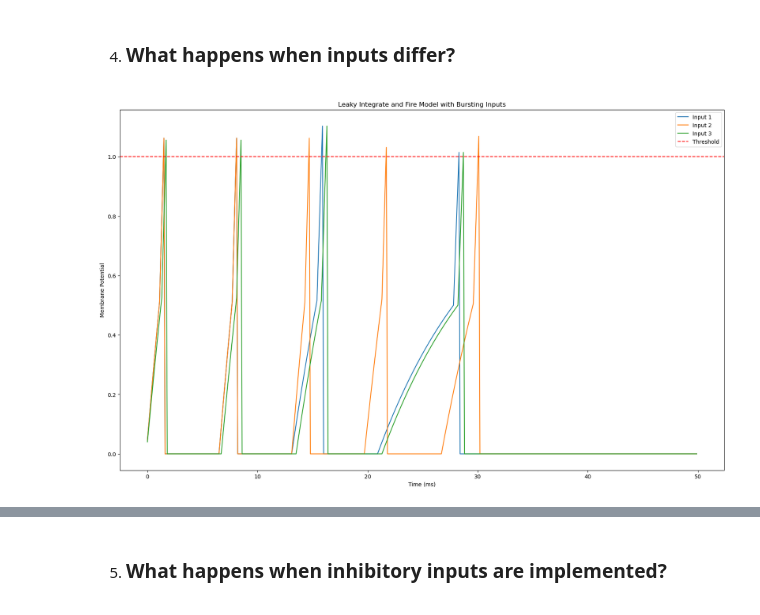
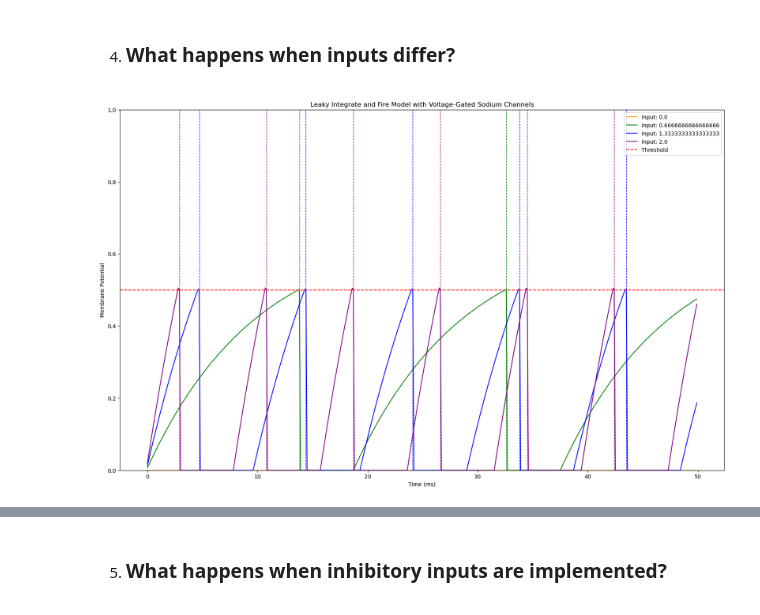
Before and after one commit to taybaugher/BMED4803Group2HW2, a Jupyter notebook: Unit1FinalProj (1).ipynb, the cells around one changed output, grey strips where cells are left out. Cells and saved outputs as stored; diff of their text form; code cells hidden in the pictures.

```diff
--- a/Unit1FinalProj (1).ipynb
+++ b/Unit1FinalProj (1).ipynb
@@ -178,16 +181,7 @@ plt.show()
 import numpy as np
 import matplotlib.pyplot as plt
 
-def burst_input_pattern(simulation_time, dt, burst_durations, burst_amplitudes):
-    time_points = np.arange(0, simulation_time, dt)
-    input_values = np.zeros_like(time_points)
-    for duration, amplitude in zip(burst_durations, burst_amplitudes):
-        for i, t in enumerate(time_points):
-            if t < duration:
-                input_values[i] += amplitude
-    return time_points, input_values
-
-def leaky_integrate_and_fire(current_input, membrane_time_constant, threshold, reset_voltage, simulation_time, dt, sodium_channel_threshold, refractory_period):
+def leaky_integrate_and_fire(current_input, membrane_time_constant, threshold_voltage, reset_voltage, simulation_time, dt, sodium_channel_threshold, refractory_period):
     time_points = np.arange(0, simulation_time, dt)
     membrane_potential = np.zeros_like(time_points)
     spike_times = []
@@ -196,63 +190,56 @@ def leaky_integrate_and_fire(current_input, membrane_time_constant, threshold, r
     for i, t in enumerate(time_points):
         if t - last_spike_time < refractory_period:
             membrane_potential[i] = reset_voltage
-        elif membrane_potential[i-1] >= threshold:
-            membrane_potential[i] = reset_voltage
+        elif membrane_potential[i-1] >= threshold_voltage:
+            membrane_potential[i] = threshold_voltage
             spike_times.append(t)
             last_spike_time = t
         else:
             # Calculate sodium current contribution
             sodium_current = 0.0
             if membrane_potential[i-1] >= sodium_channel_threshold:
                 sodium_current = 10.0  # Arbitrary value representing sodium current
 
-            # Update membrane potential with sodium current and input
-            membrane_potential[i] = membrane_potential[i-1] + (dt / membrane_time_constant) * (current_input[i] - membrane_potential[i-1] + sodium_current)
+            # Update membrane potential with sodium current
+            membrane_potential[i] = membrane_potential[i-1] + (dt / membrane_time_constant) * (current_input - membrane_potential[i-1] + sodium_current)
+
+            # Clip membrane potential to a maximum value of 1 volt
+            membrane_potential[i] = min(membrane_potential[i], 1.0)
 
     return time_points, membrane_potential, spike_times
 
 # Define parameters
-personal_input = 5
+current_input_values = np.linspace(0, 2, 4)  # Different current inputs
 membrane_time_constant = 10.0  # Time constant of the membrane
-threshold_voltage = 1  # Membrane potential threshold for firing
+threshold_voltage = 0.5  # Membrane potential threshold for firing
 reset_voltage = 0.0  # Membrane potential reset value after firing
 simulation_time = 50  # Simulation time in milliseconds
 dt = 0.1  # Time step in milliseconds
 sodium_channel_threshold = 0.5  # Threshold for opening sodium channels
 refractory_period = 5  # Duration of the refractory period in milliseconds
 
+
 plt.figure(figsize=(20, 12))
 
-# Define bursting patterns for each input
-burst_durations_1 = [10, 20, 30]  # Burst durations for input 1
-burst_amplitudes_1 = [2, 1.5, 1]  # Burst amplitudes for input 1
-burst_durations_2 = [15, 25, 35]  # Burst durations for input 2
-burst_amplitudes_2 = [1, 1.5, 2]  # Burst amplitudes for input 2
-burst_durations_3 = [12, 18, 33]  # Burst durations for input 3
-burst_amplitudes_3 = [1.5, 1.5, 1]  # Burst amplitudes for input 3
+# Define colors
+colors = ['orange', 'green', 'blue', 'purple']
 
-# Create bursting input patterns for each input
-time_points_1, input_values_1 = burst_input_pattern(simulation_time, dt, burst_durations_1, burst_amplitudes_1)
-time_points_2, input_values_2 = burst_input_pattern(simulation_time, dt, burst_durations_2, burst_amplitudes_2)
-time_points_3, input_values_3 = burst_input_pattern(simulation_time, dt, burst_durations_3, burst_amplitudes_3)
+# Plot membrane potentials for each current input
+for i, current_input in enumerate(current_input_values):
+    time_points, membrane_potential, spike_times = leaky_integrate_and_fire(current_input, membrane_time_constant, threshold_voltage, reset_voltage, simulation_time, dt, sodium_channel_threshold, refractory_period)
+    plt.plot(time_points, membrane_potential, label=f'Input: {current_input}', color=colors[i])
 
+    # Plot action potentials as vertical lines with the same color as current input lines
+    for spike_time in spike_times:
+        plt.axvline(x=spike_time, color=colors[i], linestyle='--', linewidth=1)
 
-# Run simulation with bursting input patterns for each input
-time_points_1, membrane_potential_1, spike_times_1 = leaky_integrate_and_fire(input_values_1, membrane_time_constant, threshold_voltage, reset_voltage, simulation_time, dt, sodium_channel_threshold, refractory_period)
-time_points_2, membrane_potential_2, spike_times_2 = leaky_integrate_and_fire(input_values_2, membrane_time_constant, threshold_voltage, reset_voltage, simulation_time, dt, sodium_channel_threshold, refractory_period)
-time_points_3, membrane_potential_3, spike_times_3 = leaky_integrate_and_fire(input_values_3, membrane_time_constant, threshold_voltage, reset_voltage, simulation_time, dt, sodium_channel_threshold, refractory_period)
-
-# Plot membrane potential for each input
-plt.plot(time_points_1, membrane_potential_1, label='Input 1')
-plt.plot(time_points_2, membrane_potential_2, label='Input 2')
-plt.plot(time_points_3, membrane_potential_3, label='Input 3')
-
-plt.title('Leaky Integrate and Fire Model with Bursting Inputs')
+plt.title('Leaky Integrate and Fire Model with Voltage-Gated Sodium Channels')
 plt.xlabel('Time (ms)')
 plt.ylabel('Membrane Potential')
 plt.axhline(y=threshold_voltage, color='r', linestyle='--', label='Threshold')
+plt.ylim([0, 1])  # Limit y-axis to 1 volt
 plt.legend()
 plt.show()
 # %% [output]
-[figure, old version]
+[figure, new version]
 # %% [markdown]
```
Also changed, not shown: parts of 5 cells of this notebook.
